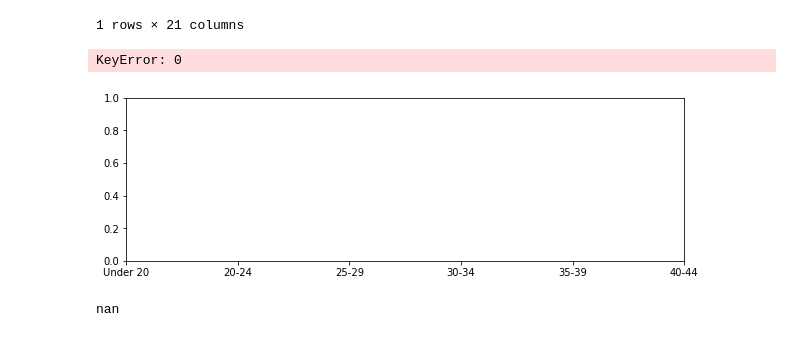
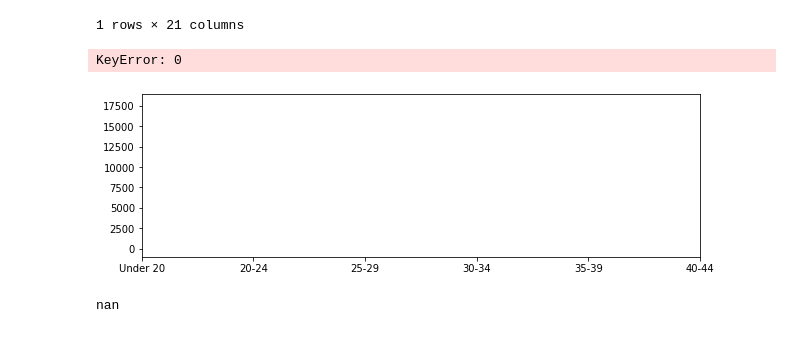
Before and after one commit to bsmirnov12/ABDS-Project-1, a Jupyter notebook: AgeStats.ipynb, the cells around one changed output. Cells and saved outputs as stored; diff of their text form; code cells hidden in the pictures.

```diff
--- a/AgeStats.ipynb
+++ b/AgeStats.ipynb
@@ -209,34 +213,35 @@ Green
 
 #fig=plt.figure(figsize=(8,3))
 fig,ax = plt.subplots(figsize=(10,3))
 box_plot_data=[Green["Under 20"], Green["20-24"], Green["25-29"], Green["30-34"],
                Green["35-39"],Green["40-44"],Green["45-49"],
                Green["50-54"],Green["55-59"],Green["60-64"],
                Green["65-69"],Green["70-74"],Green["Over 75"],
               ]
 x_label_list = ["Under 20", "20-24", "25-29","30-34",
                "35-39","40-44","45-49",
                "50-54","55-59","60-64",
               "65-69","70-74","Over 75"]
+ax.set_ylim([-1000,19000])
 ax.set_xticklabels(x_label_list)
 c="green"
 plt.boxplot(box_plot_data, notch=True, patch_artist=True,
             boxprops=dict(facecolor=c, color=c),
             capprops=dict(color=c),
             whiskerprops=dict(color=c),
             flierprops=dict(color=c, markeredgecolor=c),
             medianprops=dict(color=c))
 #ax.set_xlabel = "Age Groups"
 #ax.set_ylabel = "Number of Voters"
 #ax.set_title = "Liberal Ridings Analyzed by Age"
 plt.xlabel("Age Groups")
 plt.ylabel("Number of Voters")
 plt.title("Green Ridings Analyzed by Age")
 plt.savefig("./PNG_images_stats/Green_Age.png")
 plt.show()
 # %% [output]
 KeyError: 0
-[figure, old version]
+[figure, new version]
 # %%
 F, p = stats.f_oneway(Green["Under 20"], Green["20-24"], Green["25-29"], Green["30-34"],
                Green["35-39"],Green["40-44"],Green["45-49"],
```
Also changed, not shown: parts of 4 cells of this notebook, 4 other files.
